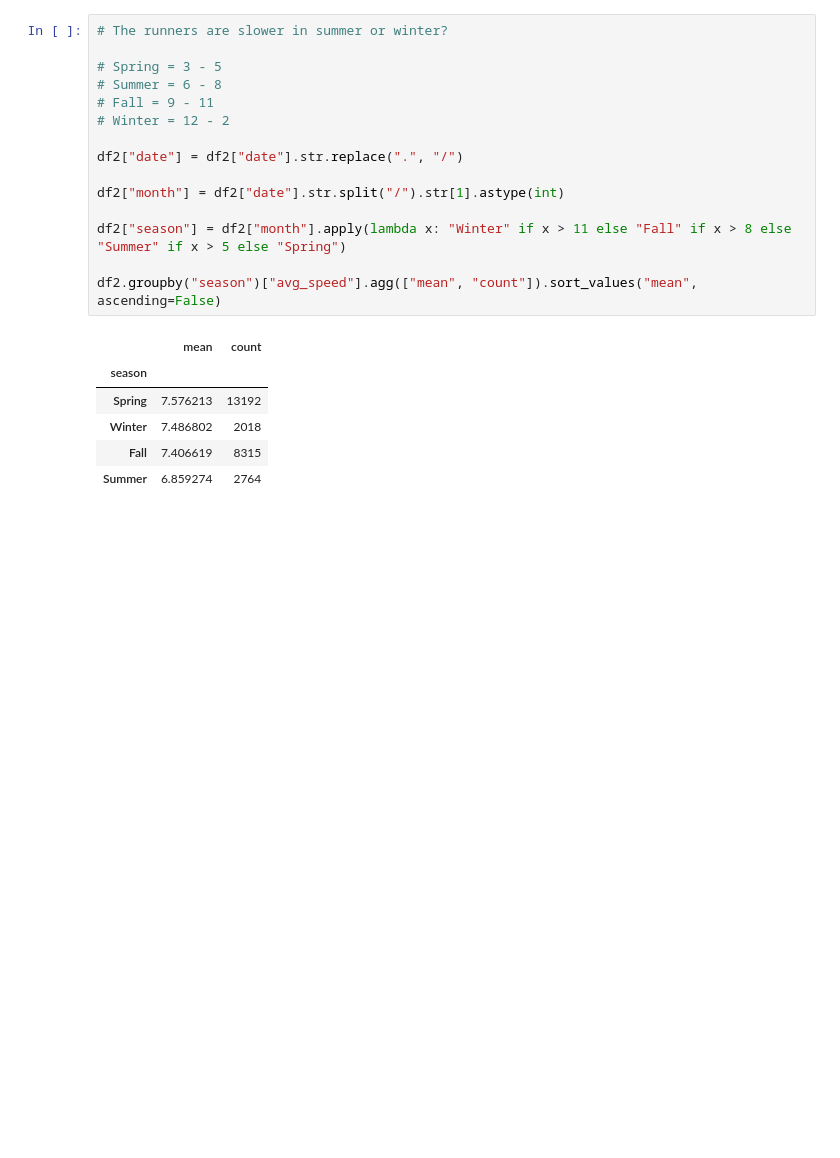
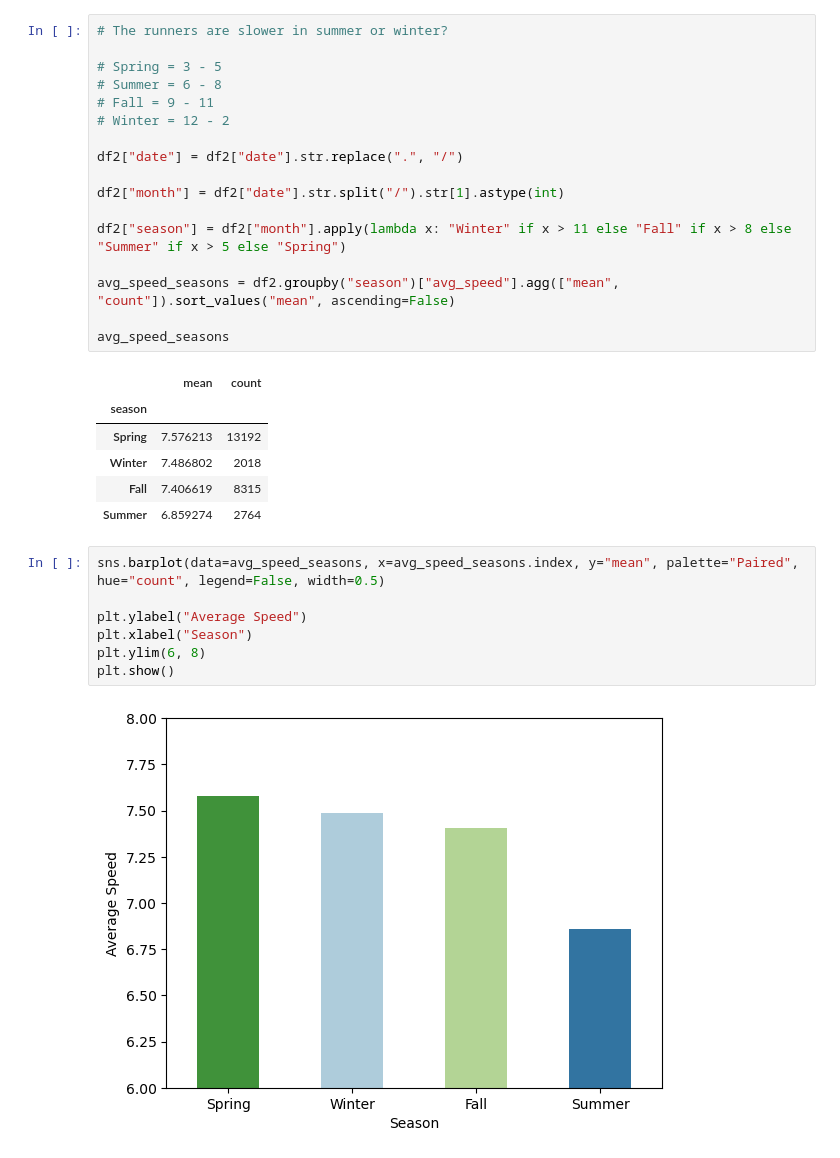
Before and after one commit to freddyval7/EDA_marathon_analysis, a Jupyter notebook: eda.ipynb, the cells around one changed output. Saved outputs shown, nothing was run; the diff lists cells and outputs as text; blank space fills up the shorter version.

```diff
--- a/eda.ipynb
+++ b/eda.ipynb
@@ -390,7 +390,9 @@ df2["month"] = df2["date"].str.split("/").str[1].astype(int)
 
 df2["season"] = df2["month"].apply(lambda x: "Winter" if x > 11 else "Fall" if x > 8 else "Summer" if x > 5 else "Spring")
 
-df2.groupby("season")["avg_speed"].agg(["mean", "count"]).sort_values("mean", ascending=False)
+avg_speed_seasons = df2.groupby("season")["avg_speed"].agg(["mean", "count"]).sort_values("mean", ascending=False)
+
+avg_speed_seasons
 # %% [output]
 |  | mean | count |
 | season |  |  |
@@ -398,3 +400,12 @@ df2.groupby("season")["avg_speed"].agg(["mean", "count"]).sort_values("mean", as
 | Winter | 7.486802 | 2018 |
 | Fall | 7.406619 | 8315 |
 | Summer | 6.859274 | 2764 |
+# %%
+sns.barplot(data=avg_speed_seasons, x=avg_speed_seasons.index, y="mean", palette="Paired", hue="count", legend=False, width=0.5)
+
+plt.ylabel("Average Speed")
+plt.xlabel("Season")
+plt.ylim(6, 8)
+plt.show()
+# %% [output]
+[figure, added]
```
Also changed, not shown: parts of 1 cell of this notebook.
